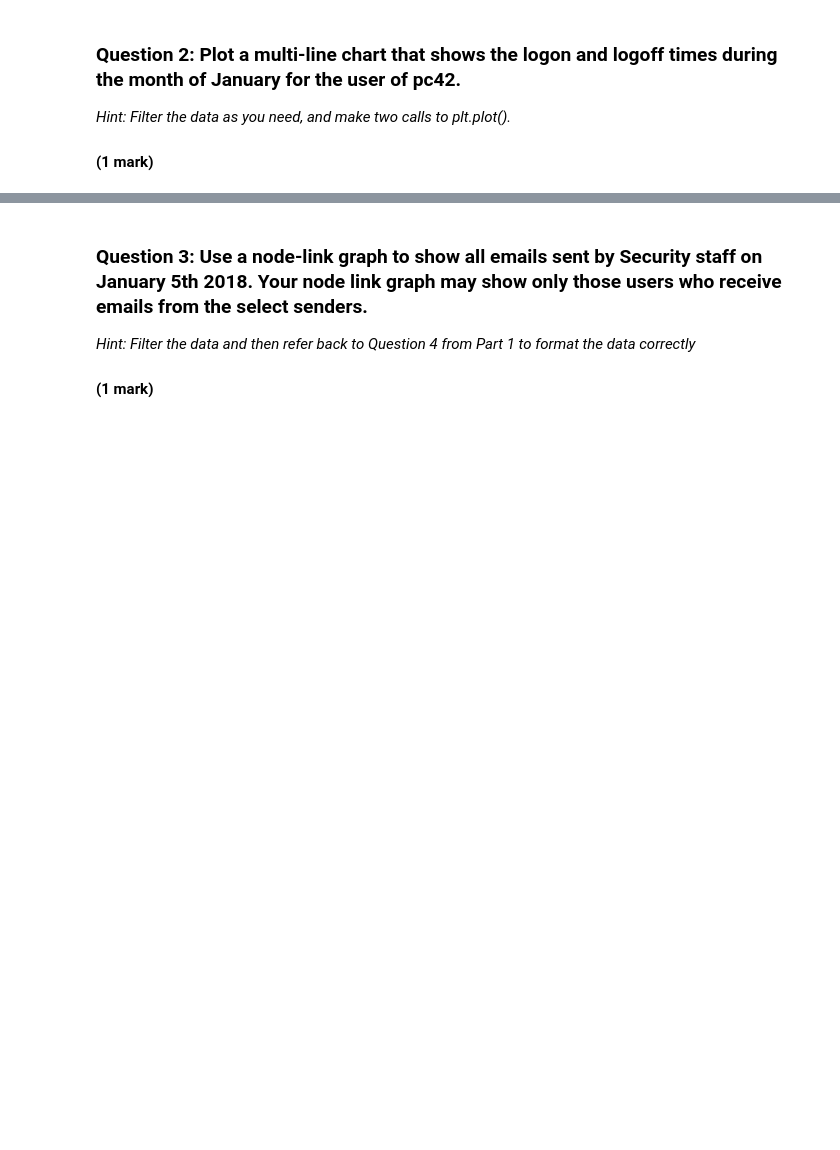
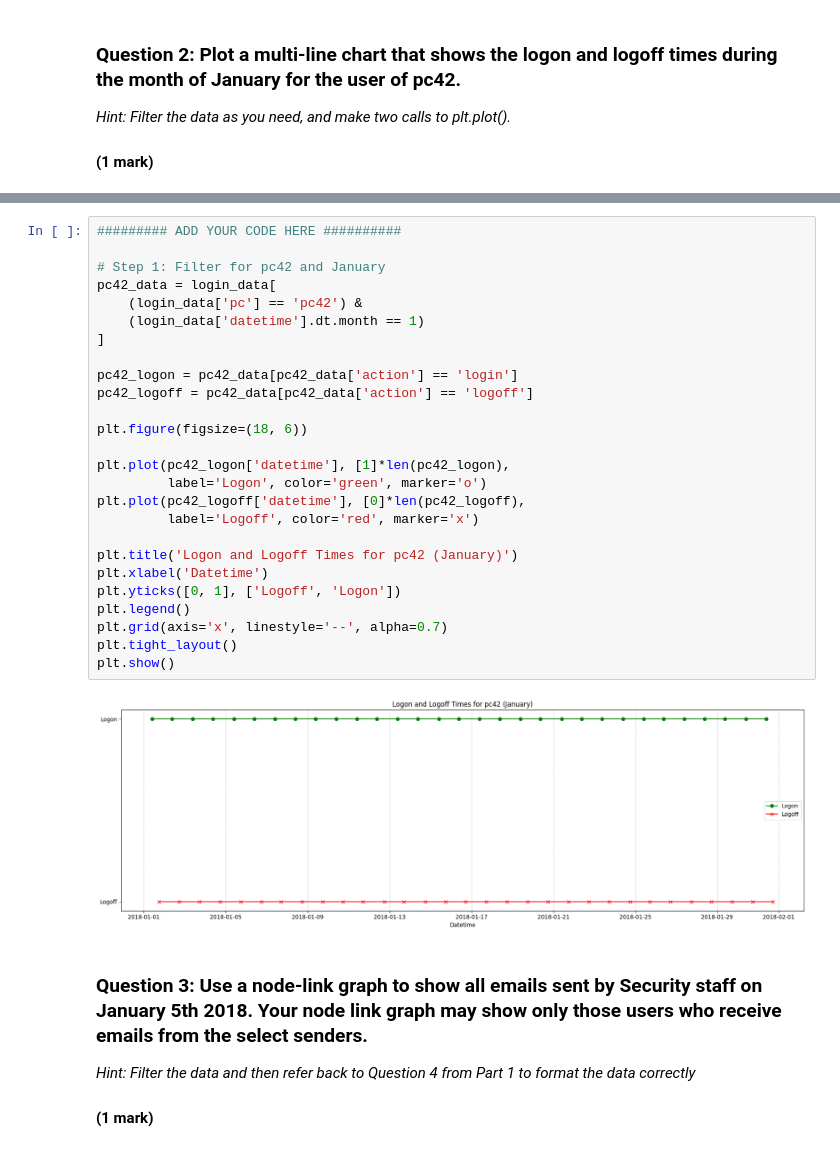
Before and after one commit to DuyTek/SDAV-Portfolio, a Jupyter notebook: 24072181_PART3.ipynb, the cells around one changed output, grey strips where cells are left out. Cells and saved outputs as stored; diff of their text form; blank space fills up the shorter version.

```diff
--- a/UFCFEL-15-3-part3-student.ipynb
+++ b/24072181_PART3.ipynb
@@ -264,3 +209,31 @@ plt.show()
+# %%
+######### ADD YOUR CODE HERE ##########
+
+# Step 1: Filter for pc42 and January
+pc42_data = login_data[
+    (login_data['pc'] == 'pc42') &
+    (login_data['datetime'].dt.month == 1)
+]
+
+pc42_logon = pc42_data[pc42_data['action'] == 'login']
+pc42_logoff = pc42_data[pc42_data['action'] == 'logoff']
+
+plt.figure(figsize=(18, 6))
+
+plt.plot(pc42_logon['datetime'], [1]*len(pc42_logon),
+         label='Logon', color='green', marker='o')
+plt.plot(pc42_logoff['datetime'], [0]*len(pc42_logoff),
+         label='Logoff', color='red', marker='x')
+
+plt.title('Logon and Logoff Times for pc42 (January)')
+plt.xlabel('Datetime')
+plt.yticks([0, 1], ['Logoff', 'Logon'])
+plt.legend()
+plt.grid(axis='x', linestyle='--', alpha=0.7)
+plt.tight_layout()
+plt.show()
+# %% [output]
+[figure, added]
 # %% [markdown]
 ### Question 3: Use a node-link graph to show all emails sent by Security staff on January 5th 2018. Your node link graph may show only those users who receive emails from the select senders.
 
```
Also changed, not shown: parts of 15 cells of this notebook.
